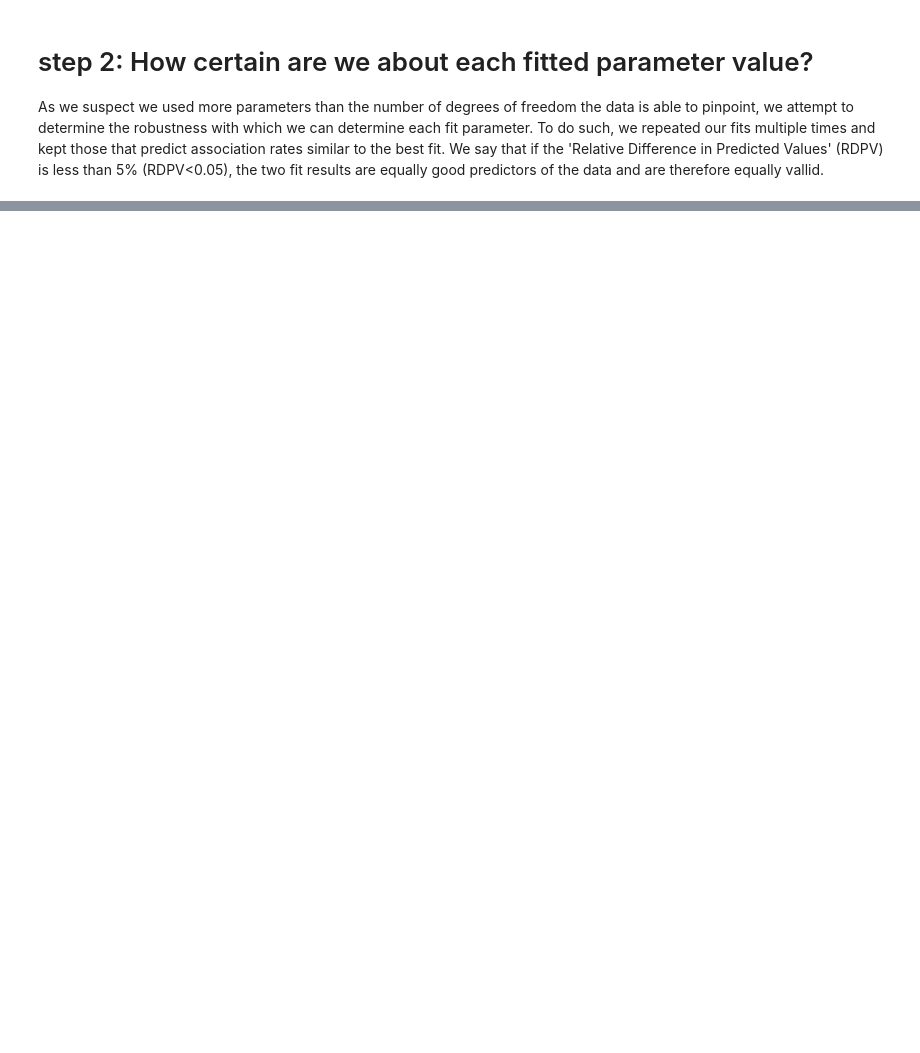
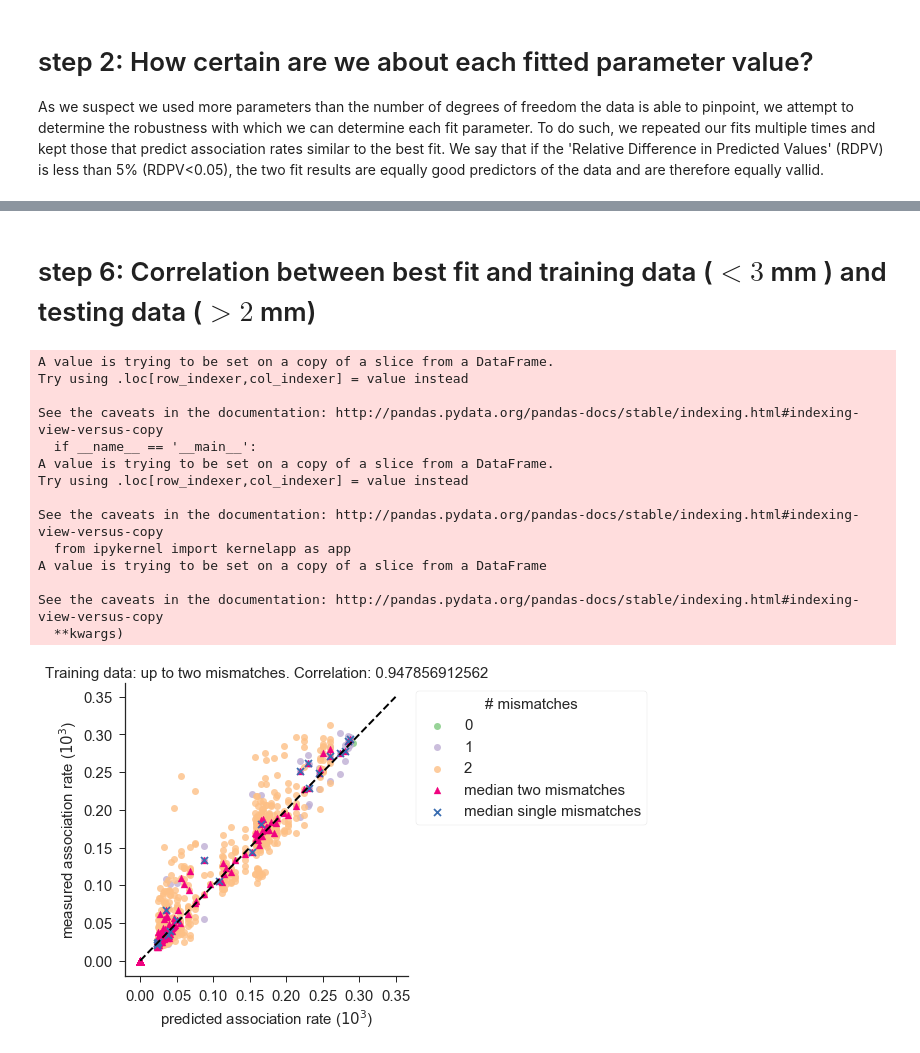
Before and after one commit to martin-depken/Energy-Landscape, a Jupyter notebook: code_Boyle/characterising free-energy landscape (d)Cas9 not initiation limited .ipynb, the cells around one changed output, grey strips where cells are left out. Saved outputs shown, nothing was run; the diff lists cells and outputs as text; code cells hidden in the pictures; blank space fills up the shorter version.

```diff
--- a/code_Boyle/characterising free-energy landscape (d)Cas9 not initiation limited .ipynb
+++ b/code_Boyle/characterising free-energy landscape (d)Cas9 not initiation limited .ipynb
@@ -139,0 +368,2 @@ plt.yticks(fontsize=15);
+# %% [markdown]
+# step 6: Correlation between best fit and training data ($<3$ mm )  and testing data ($>2$ mm)
@@ -139,0 +402,64 @@ plt.yticks(fontsize=15);
+# %%
+_, Model_on, _ = plt_B.calc_predictions(parameters,model_id)
+model_two_mm,experiment_two_mm = plt_B.plot_heatmap(Model_on, kind='OnRate',show_plot=False)
+
+model_one_mm, experiment_one_mm = plt_B.plot_single_mismatches(Model_on, kind='OnRate',show_plot=False)
+# %%
+up_to_two_mismatches['predicted association rate'] = up_to_two_mismatches['model prediction'].apply(lambda x: 1000*x)
+up_to_two_mismatches['measured association rate'] = up_to_two_mismatches['slope'].apply(lambda x: 1000*x)
+# up_to_two_mismatches['# mutations'] = up_to_two_mismatches['nmut']
+
+up_to_two_mismatches.rename(index=str, columns={"nmut": "# mutations"},inplace=True)
+
+sns.lmplot(x='predicted association rate',
+           y='measured association rate',
+           data=up_to_two_mismatches,
+           hue='# mutations',
+           fit_reg=False,legend=False)
+
+plt.scatter(np.triu(model_two_mm)*1000, np.triu(experiment_two_mm)*1000,
+            marker='^',
+            color=sns.color_palette()[5],
+            label='median two mismatches')
+
+plt.scatter(model_one_mm*1000, experiment_one_mm*1000,
+            marker='x',
+            color=sns.color_palette()[4],
+            label='median single mismatches')
+
+
+
+corrcoef = np.corrcoef(up_to_two_mismatches['predicted association rate'],
+                       up_to_two_mismatches['measured association rate'])[0][1]
+
+
+plt.xlabel('predicted association rate ($10^{3}$)', fontsize=15);
+plt.ylabel('measured association rate ($10^{3}$)', fontsize=15);
+plt.xticks(fontsize=15);
+plt.yticks(fontsize=15);
+lg = plt.legend(fontsize=15, frameon=True,
+                title='# mismatches',bbox_to_anchor=(1.0,1.0));
+title = lg.get_title()
+title.set_fontsize(15)
+plt.title('Training data: up to two mismatches. Correlation: '+ str(corrcoef), fontsize=15);
+
+
+
+x = np.linspace(0,0.35, 1000)
+plt.plot(x,x, linestyle='dashed',color='black',linewidth=2);
+# %% [output]
+A value is trying to be set on a copy of a slice from a DataFrame.
+Try using .loc[row_indexer,col_indexer] = value instead
+
+See the caveats in the documentation: http://pandas.pydata.org/pandas-docs/stable/indexing.html#indexing-view-versus-copy
+  if __name__ == '__main__':
+A value is trying to be set on a copy of a slice from a DataFrame.
+Try using .loc[row_indexer,col_indexer] = value instead
+
+See the caveats in the documentation: http://pandas.pydata.org/pandas-docs/stable/indexing.html#indexing-view-versus-copy
+  from ipykernel import kernelapp as app
+A value is trying to be set on a copy of a slice from a DataFrame
+
+See the caveats in the documentation: http://pandas.pydata.org/pandas-docs/stable/indexing.html#indexing-view-versus-copy
+  **kwargs)
+[figure, added]
```
Also changed, not shown: parts of 15 cells of this notebook, 52 other files.
